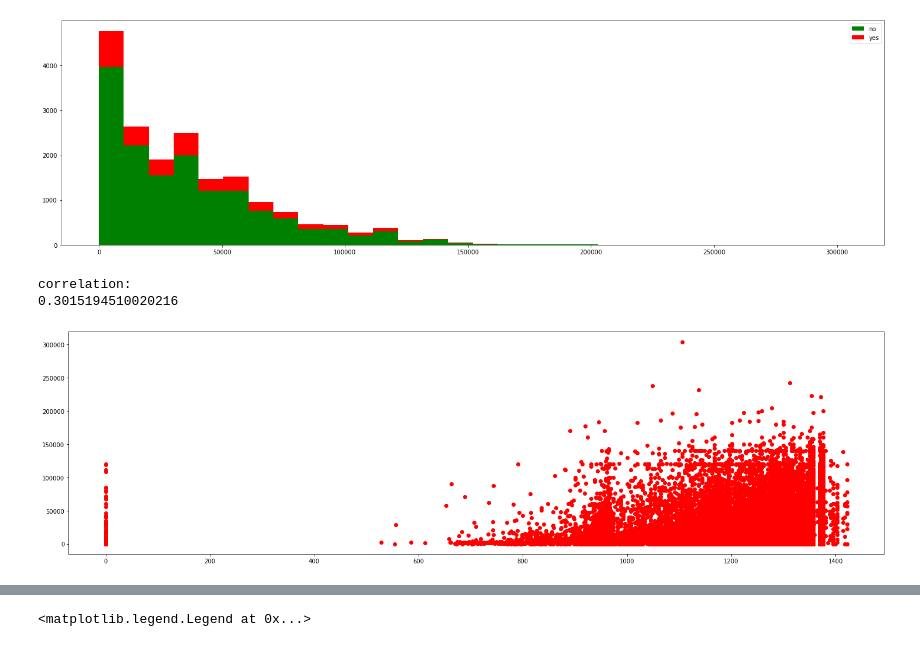
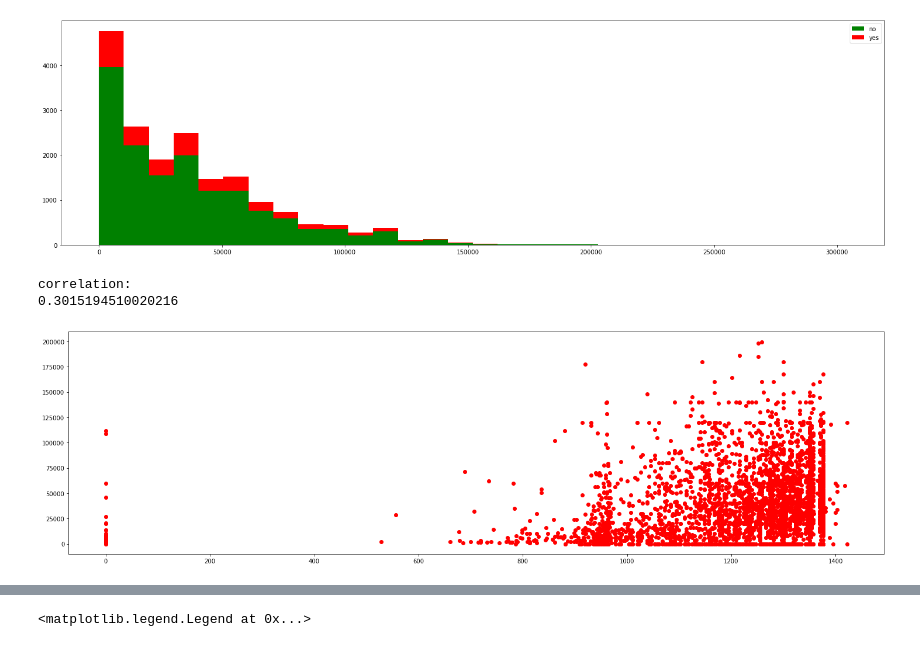
Before and after one commit to param-kothari/Amex-AnalyseThis2020, a Jupyter notebook: dataClean_dataAnal.ipynb, the cells around one changed output, grey strips where cells are left out. Saved outputs shown, nothing was run; the diff lists cells and outputs as text; code cells hidden in the pictures.

```diff
--- a/dataClean_dataAnal.ipynb
+++ b/dataClean_dataAnal.ipynb
@@ -204,10 +204,10 @@ plt.legend()
 # %%
 #Plot of total limit on all credit cards vs external bureau score
 figure = plt.figure(figsize=(25,7))
-plt.plot(data['cbr_3_score'], data['sum_total_line_amt'], 'ro')
+plt.plot(data['cbr_3_score'][data['profitable_flag'] == 1], data['sum_total_line_amt'][data['profitable_flag'] == 1], 'ro')
 print('correlation:')
 print(data['cbr_3_score'].corr(data['sum_total_line_amt']))
 # %% [output]
 correlation:
 0.3015194510020216
-[figure, old version]
+[figure, new version]
```
Also changed, not shown: parts of 5 cells of this notebook.
